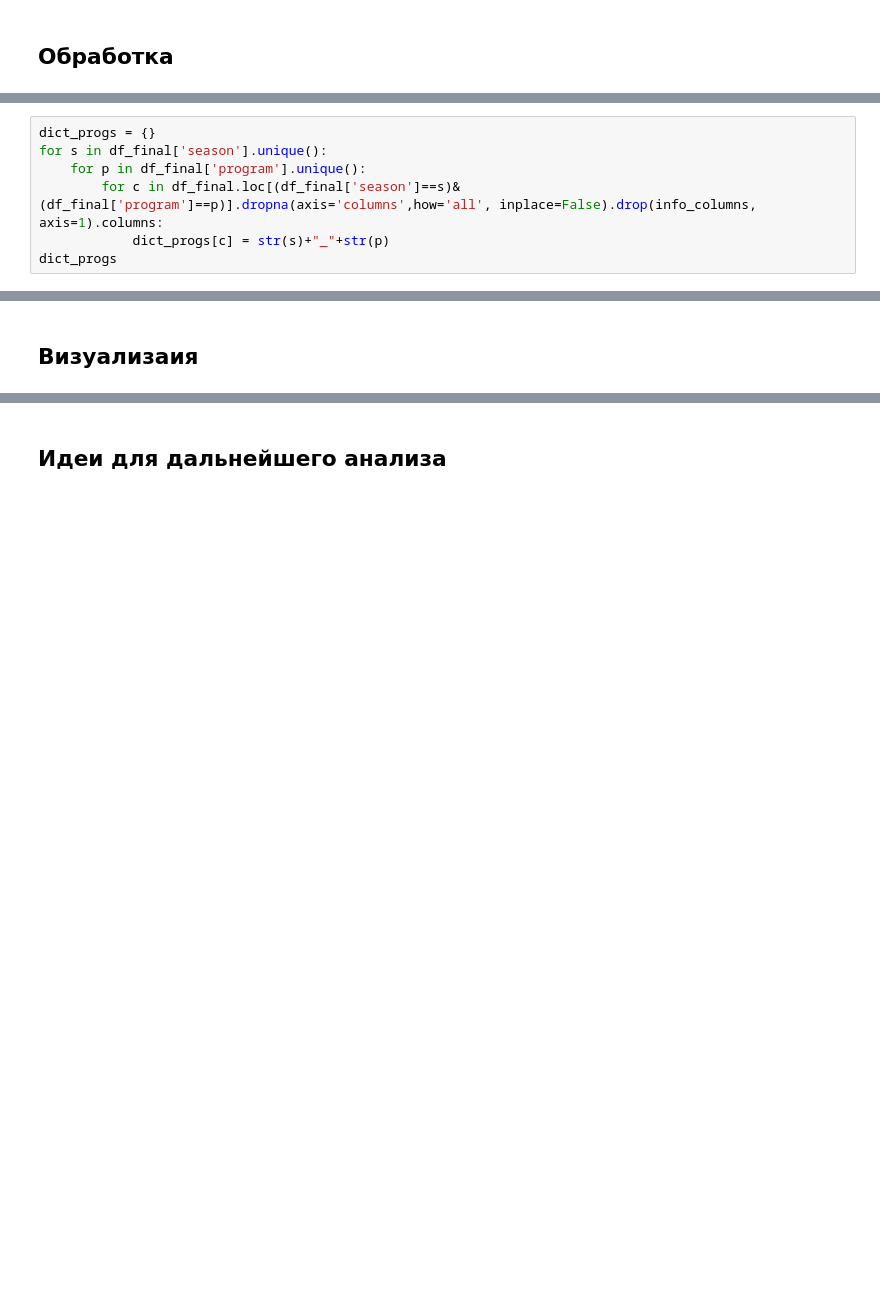
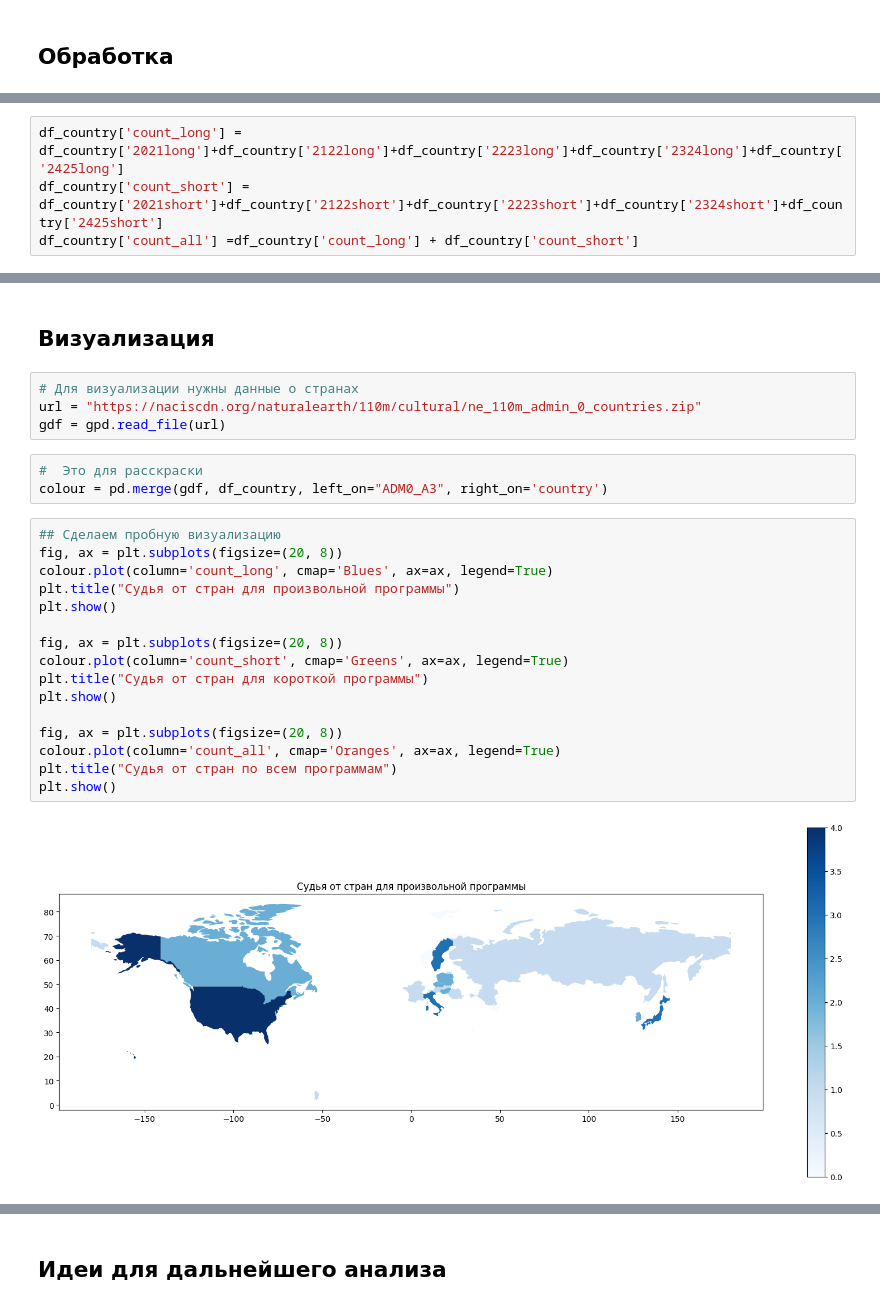
Before and after one commit to Jnesmey/Analytics, a Jupyter notebook: статистика фк.ipynb, the cells around one changed output, grey strips where cells are left out. Drawn from its saved outputs; the diff is of its cells as text; blank space fills up the shorter version.

```diff
--- a/статистика фк.ipynb
+++ b/статистика фк.ipynb
@@ -223,7 +183,0 @@ ValueError: All arrays must be of the same length
-# %%
-dict_progs = {}
-for s in df_final['season'].unique():
-    for p in df_final['program'].unique():
-        for c in df_final.loc[(df_final['season']==s)&(df_final['program']==p)].dropna(axis='columns',how='all', inplace=False).drop(info_columns, axis=1).columns:
-            dict_progs[c] = str(s)+"_"+str(p)
-dict_progs
@@ -247,0 +211,4 @@ dict_progs
+# %%
+df_country['count_long'] = df_country['2021long']+df_country['2122long']+df_country['2223long']+df_country['2324long']+df_country['2425long']
+df_country['count_short'] = df_country['2021short']+df_country['2122short']+df_country['2223short']+df_country['2324short']+df_country['2425short']
+df_country['count_all'] =df_country['count_long'] + df_country['count_short']
@@ -248,2 +226,27 @@ dict_progs
 # %% [markdown]
-## Визуализаия
+## Визуализация
+# %%
+# Для визуализации нужны данные о странах
+url = "https://naciscdn.org/naturalearth/110m/cultural/ne_110m_admin_0_countries.zip"
+gdf = gpd.read_file(url)
+# %%
+#  Это для расскраски
+colour = pd.merge(gdf, df_country, left_on="ADM0_A3", right_on='country')
+# %%
+## Сделаем пробную визуализацию
+fig, ax = plt.subplots(figsize=(20, 8))
+colour.plot(column='count_long', cmap='Blues', ax=ax, legend=True)
+plt.title("Судья от стран для произвольной программы")
+plt.show()
+
+fig, ax = plt.subplots(figsize=(20, 8))
+colour.plot(column='count_short', cmap='Greens', ax=ax, legend=True)
+plt.title("Судья от стран для короткой программы")
+plt.show()
+
+fig, ax = plt.subplots(figsize=(20, 8))
+colour.plot(column='count_all', cmap='Oranges', ax=ax, legend=True)
+plt.title("Судья от стран по всем программам")
+plt.show()
+# %% [output]
+[figure, added]
```
Also changed, not shown: parts of 17 cells of this notebook.
